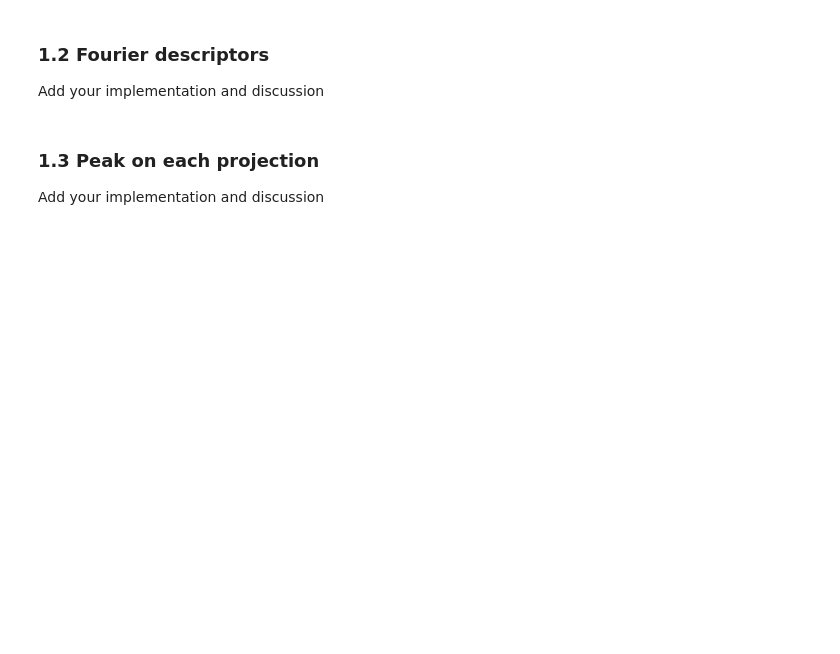
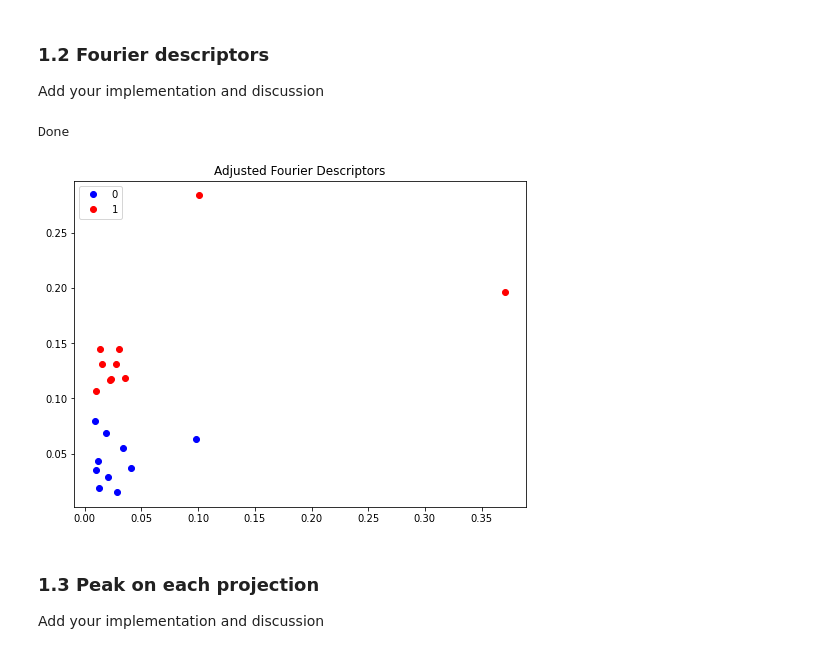
Before and after one commit to JambonSama/image_analysis_and_pattern_recognition_labs, a Jupyter notebook: labs/lab_02_object_description.ipynb, the cells around one changed output. Cells and saved outputs as stored; diff of their text form; code cells hidden in the pictures; blank space fills up the shorter version.

```diff
--- a/labs/lab_02_object_description.ipynb
+++ b/labs/lab_02_object_description.ipynb
@@ -164,46 +175,53 @@ def ifd(Z, Nin, numrows, numcols, Nout=None):
     for xi,yi in zip(col, row):
         if (xi>=0 & yi>=0 & xi<numcols & yi<numrows):
             img[xi,yi] = 255
 
     return img
 
 def afd(img):
     Z, _, _, _, _, _ = fd(img)
     Z = Z/Z[1]
     Z = Z[2:-1]
     m = np.absolute(Z)
     return m
 
-zeros_module = np.zeros((10,2))
-ones_modules = np.zeros((10,2))
+modules_0 = np.zeros((10,2))
+modules_1 = np.zeros((10,2))
 
-for img0, img1, i in zip(zeros_im, ones_im, range(10)):
-    m = afd(img0)
-    zeros_module[i,:] = m[0:2];
-    m = afd(img1)
-    ones_modules[i,:] = m[0:2];
-
-
-
-m = afd(ones_im[8])
+for img_0, img_1, i in zip(imgs_0, imgs_1, range(10)):
+    m = afd(img_0)
+    modules_0[i,:] = m[0:2];
+    m = afd(img_1)
+    modules_1[i,:] = m[0:2];
 
 n_lin = 1
 n_col = 1
 size = 6
 fig, ax = plt.subplots(n_lin, n_col, figsize=(size*0.3981140349259/0.29538819930946153*n_col, size*n_lin))
-ax.plot(zeros_module[:,0], zeros_module[:,1], "bo", label="0")
-ax.plot(ones_modules[:,0], ones_modules[:,1], "ro", label="1")
+ax.plot(modules_0[:,0], modules_0[:,1], "bo", label="0")
+ax.plot(modules_1[:,0], modules_1[:,1], "ro", label="1")
 ax.legend(loc="upper left")
 ax.set_title(f"Adjusted Fourier Descriptors")
+
+# End of cell
+print("Done")
+
+
+
+
+
 # prop = (ax.get_xlim()[1]-ax.get_xlim()[0])/(ax.get_ylim()[1]-ax.get_ylim()[0])
 
 # n_lin = 1
 # n_col = 1
 # size = 6
 # fig, ax = plt.subplots(n_lin, n_col, figsize=(n_col*size, n_lin*size))
 # ax.imshow(original_img, cmap="gray")
 # ax.set_title("Adjusted Fourier Descriptors")
 # ax.axis("off")
+# %% [output]
+Done
+[figure, added]
 # %% [markdown]
 ### 1.3 Peak on each projection
 Add your implementation and discussion
```
Also changed, not shown: parts of 10 cells of this notebook, 1 other file.
